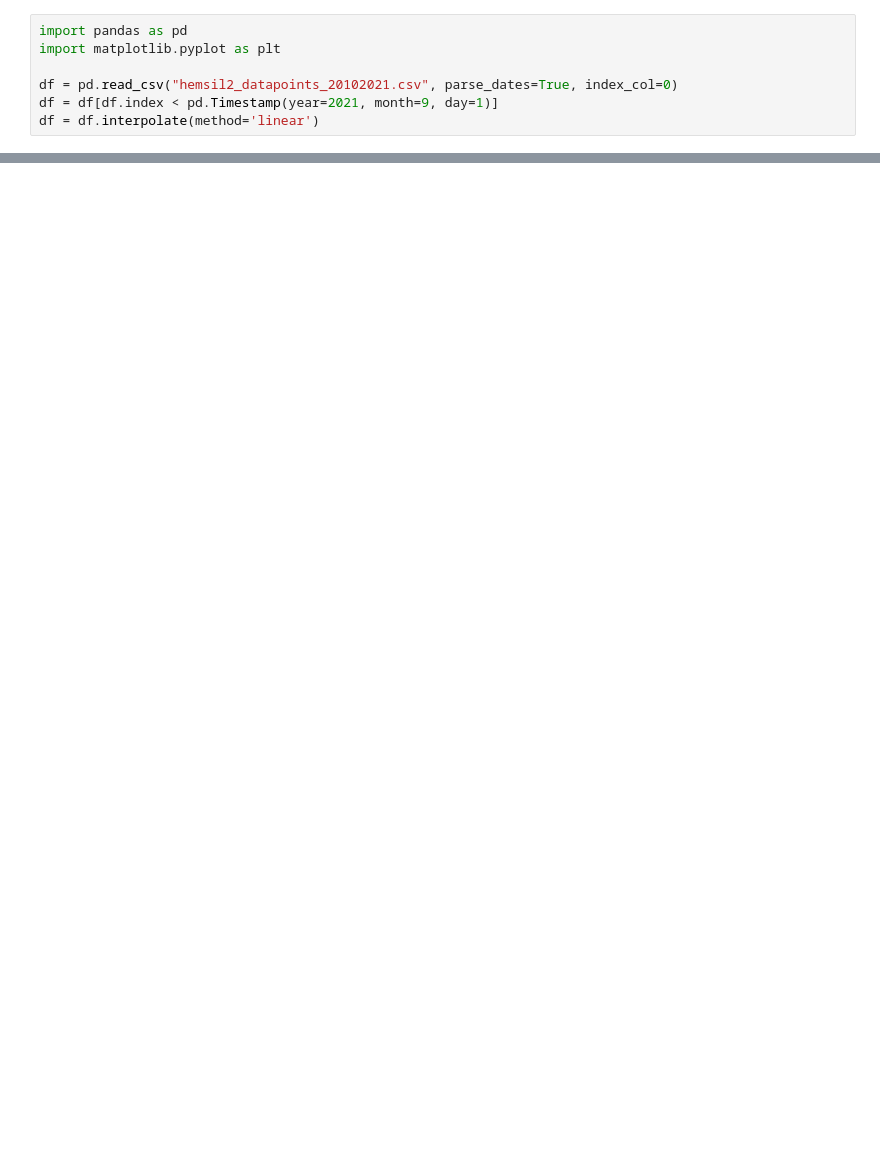
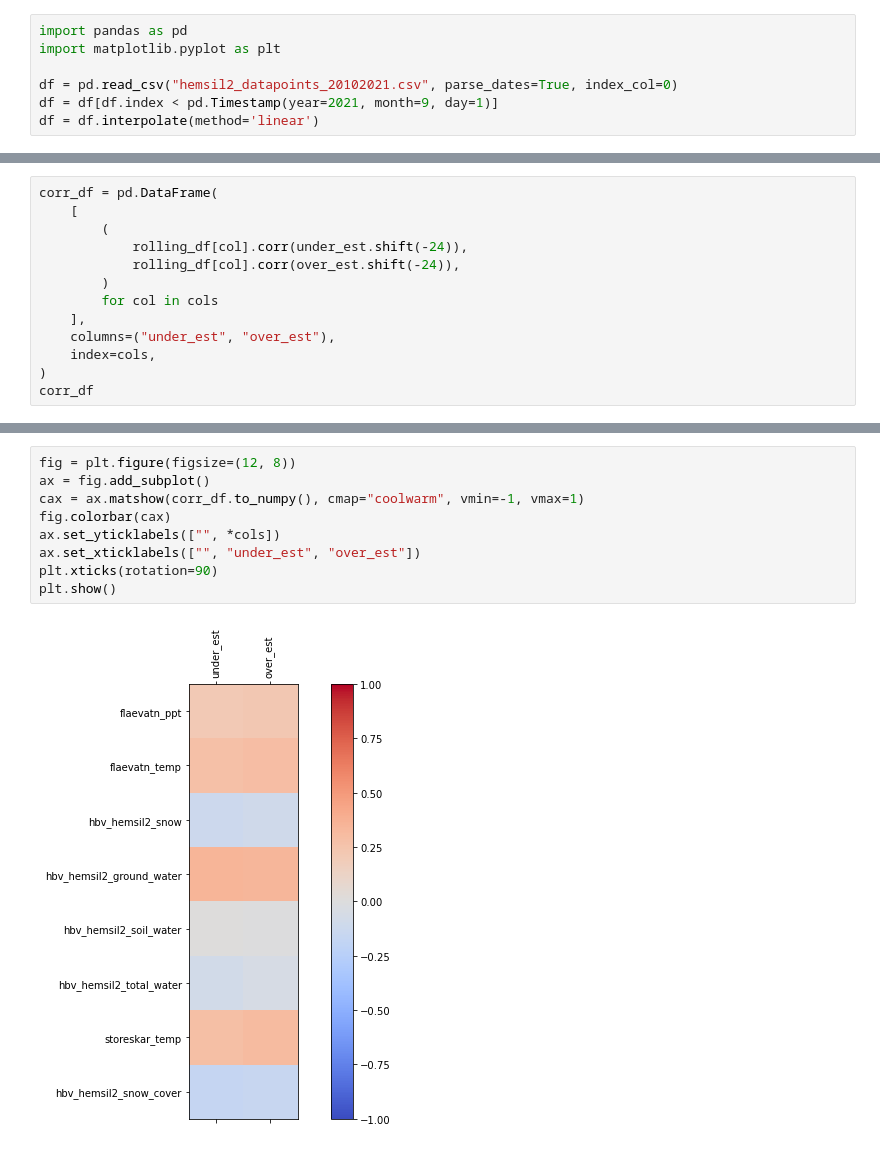
Before and after one commit to vetleras/2022-hackathon, a Jupyter notebook: main.ipynb, the cells around one changed output, grey strips where cells are left out. Cells and saved outputs as stored; diff of their text form; blank space fills up the shorter version.

```diff
--- a/main.ipynb
+++ b/main.ipynb
@@ -68,0 +69,13 @@ for _, monthgroup in monthgroups:
+# %%
+corr_df = pd.DataFrame(
+    [
+        (
+            rolling_df[col].corr(under_est.shift(-24)),
+            rolling_df[col].corr(over_est.shift(-24)),
+        )
+        for col in cols
+    ],
+    columns=("under_est", "over_est"),
+    index=cols,
+)
+corr_df
@@ -68,0 +92,11 @@ for _, monthgroup in monthgroups:
+# %%
+fig = plt.figure(figsize=(12, 8))
+ax = fig.add_subplot()
+cax = ax.matshow(corr_df.to_numpy(), cmap="coolwarm", vmin=-1, vmax=1)
+fig.colorbar(cax)
+ax.set_yticklabels(["", *cols])
+ax.set_xticklabels(["", "under_est", "over_est"])
+plt.xticks(rotation=90)
+plt.show()
+# %% [output]
+[figure, added]
```
Also changed, not shown: parts of 5 cells of this notebook, 3 other files.
